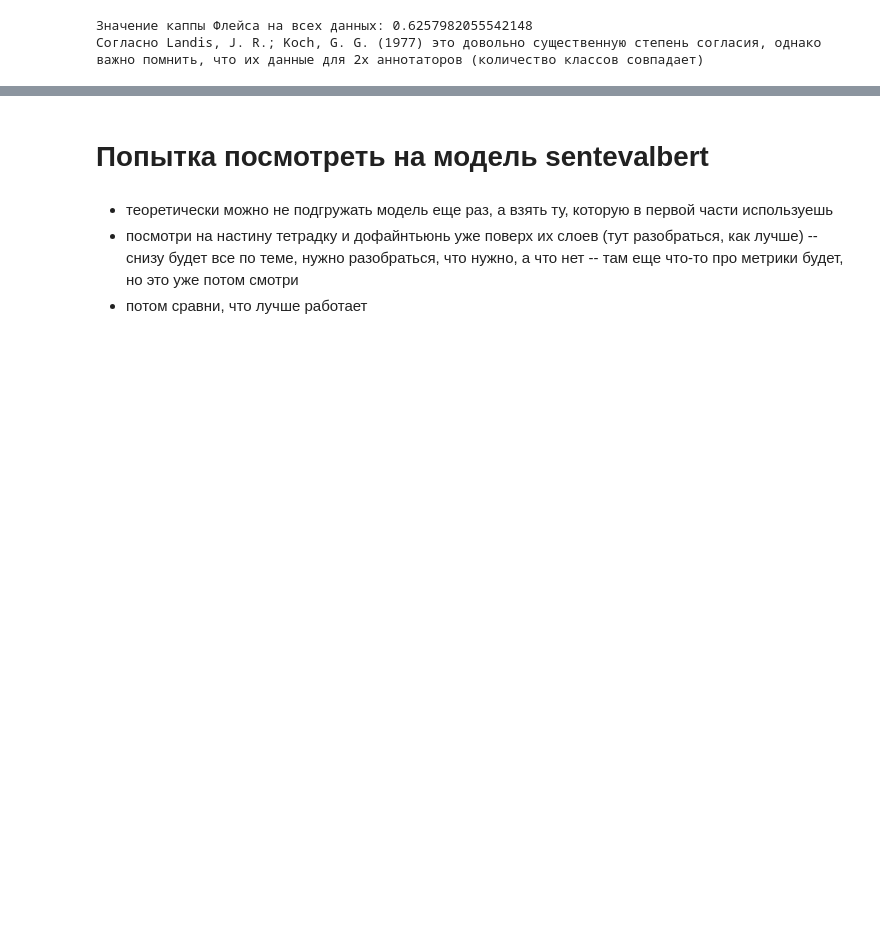
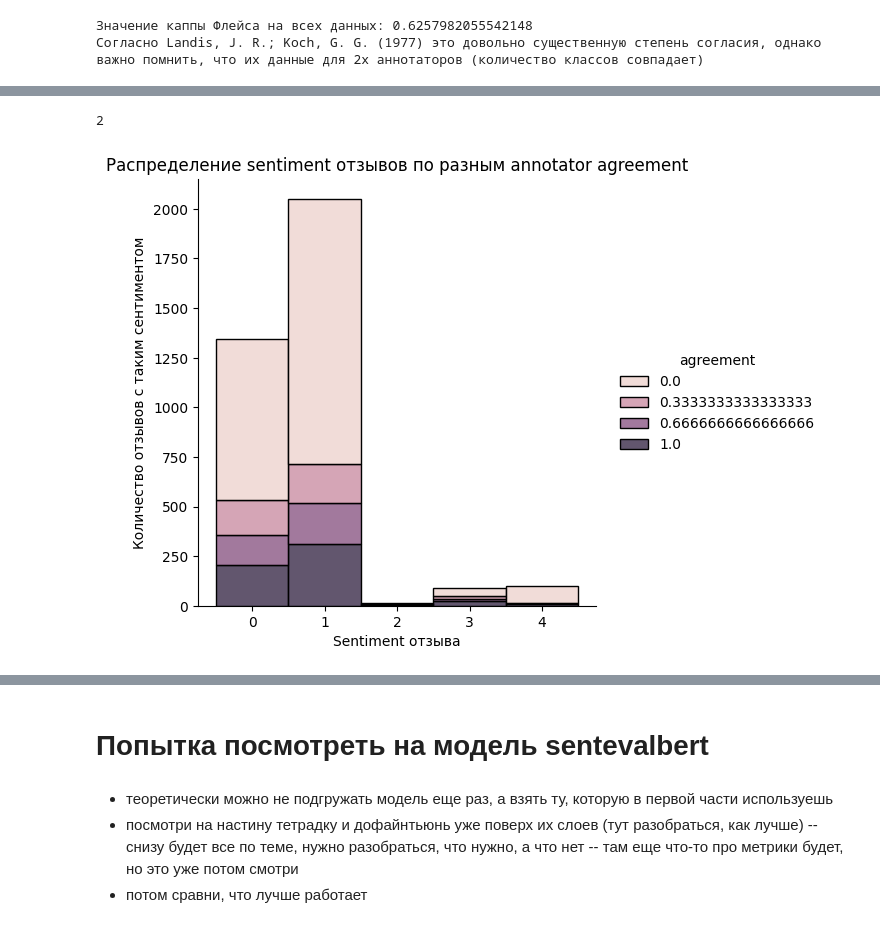
Before and after one commit to MaryObr/coursework, a Jupyter notebook: Coursework.ipynb, the cells around one changed output, grey strips where cells are left out. Saved outputs shown, nothing was run; the diff lists cells and outputs as text; code cells hidden in the pictures; blank space fills up the shorter version.

```diff
--- a/Coursework.ipynb
+++ b/Coursework.ipynb
@@ -655,0 +727,9 @@ print('Согласно Landis, J. R.; Koch, G. G. (1977) это довольн
+# %%
+#gen['sentiment'] = gen['text_n'].apply(lambda x: sentiment(x))
+sent = []
+for i in list(gen['text_n']):
+  try:
+    sent.append(sentiment(i))
+  except RuntimeError:
+    print(i)
+    continue
@@ -655,0 +748,2 @@ print('Согласно Landis, J. R.; Koch, G. G. (1977) это довольн
+# %%
+gen['sentiment'] = sent+[float(np.mean(sent))]*11
@@ -655,0 +787,12 @@ print('Согласно Landis, J. R.; Koch, G. G. (1977) это довольн
+# %%
+sentiment( 'Очень люблю своего кота. Просто обожаю его и котят. Люблю, люблю, люблю')
+# %% [output]
+2
+# %%
+sns.displot(gen, x='sentiment', hue='agreement', discrete=True, multiple="stack")
+plt.xlabel("Sentiment отзыва")
+plt.ylabel("Количество отзывов с таким сентиментом")
+plt.title("Распределение sentiment отзывов по разным annotator agreement")
+plt.show()
+# %% [output]
+[figure, added]
```
Also changed, not shown: parts of 25 cells of this notebook.
